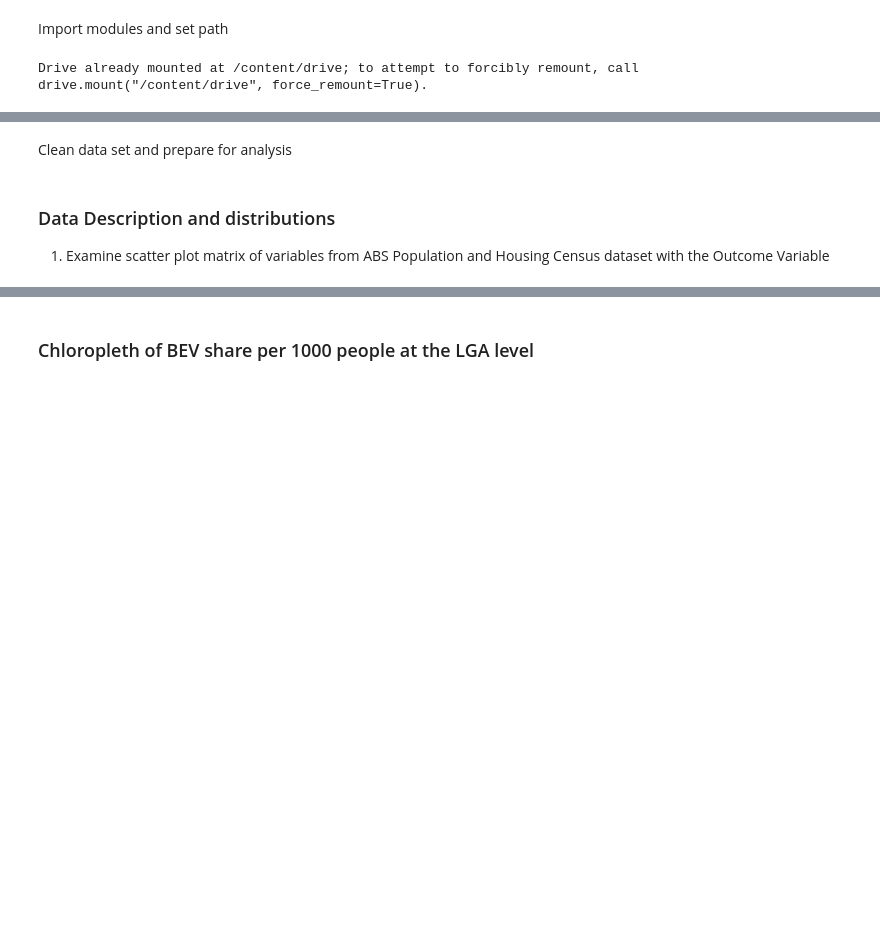
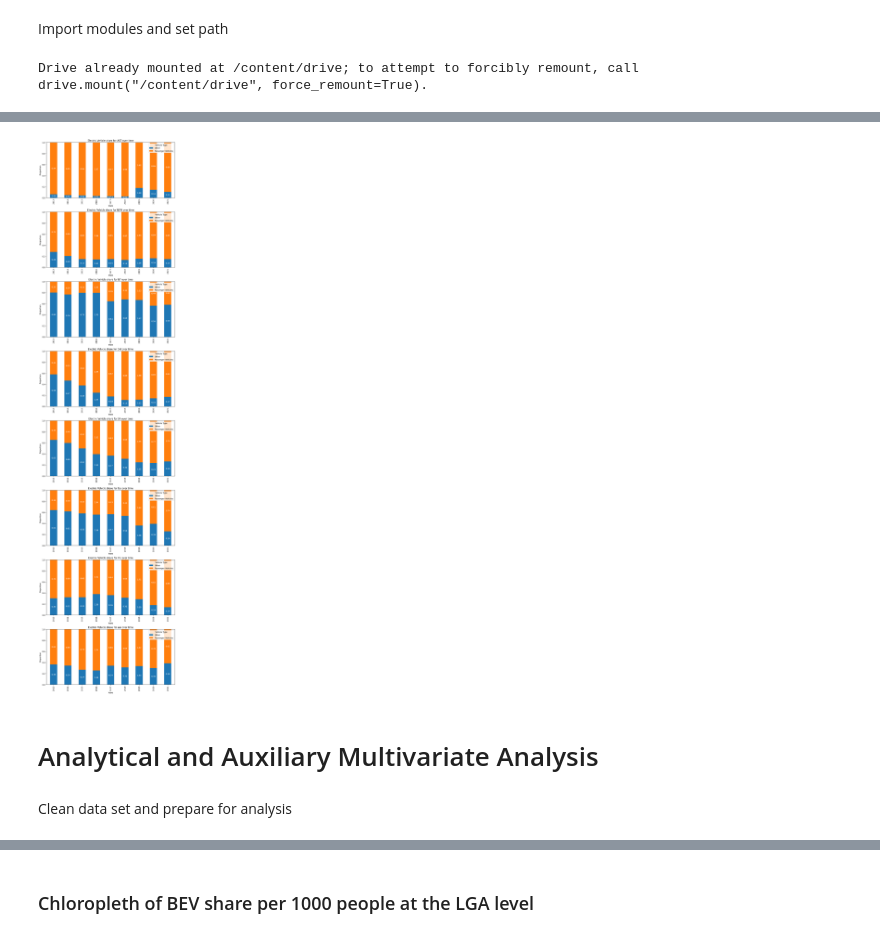
Before and after one commit to MarkStephens060482/forecasting_BEV_adoption_LGA, a Jupyter notebook: Uptake_of_Electric_Vehicles_EDA.ipynb, the cells around one changed output, grey strips where cells are left out. Drawn from its saved outputs; the diff is of its cells as text; code cells hidden in the pictures; blank space fills up the shorter version.

```diff
--- a/Uptake_of_Electric_Vehicles_EDA.ipynb
+++ b/Uptake_of_Electric_Vehicles_EDA.ipynb
@@ -54,3 +64,71 @@ Drive already mounted at /content/drive; to attempt to forcibly remount, call dr
+# %%
+# read the csv files one at a time and concatenate to a dataframe.
+dfs = []
+for file in os.listdir(PATH +"/EV data/"):
+    # Extract the number from the filename using regular expressions
+    year = re.search(r'\d+', file).group()
+    with open(PATH+"/EV data/"+file,encoding="utf-8") as dataFile:
+      df = pd.read_csv(dataFile,index_col=False)
+    # Add a new column 'year' with the extracted number\
+    df['Year'] = int(year)
+    dfs.append(df)
+EV_df = pd.concat(dfs)
+
+EV_df.drop(columns = ['Not Applicable','Diesel','Petrol','LPG/Dual fuel','Other and unknown'],inplace = True)
+# Determine the frequency of each category in column 'A'
+EV_df['Vehicle type'] = EV_df['Vehicle type'].apply(lambda x: x if x == "Passenger Vehicles" else "Other")
+EV_df_grouped = EV_df.groupby(['Year','State','Vehicle type'])[['Electric','Total']].sum()
+EV_df_grouped2 = EV_df_grouped.groupby(['Year','State'])[['Electric','Total']].sum()
+# Define a threshold to identify rare categories
+#threshold = 2
+
+EV_prop_df = pd.concat([EV_df_grouped.reset_index(level = 2)[['Electric','Total']]/EV_df_grouped2[['Electric','Total']],EV_df_grouped.reset_index(level = 2)['Vehicle type']], axis = 1)
+EV_prop_df = EV_prop_df.set_index('Vehicle type', append = True)
+
+# Group the DataFrame by the first level index (Year)
+grouped = EV_prop_df.groupby(level=1)
+
+# Number of subplots
+n_subplots = len(grouped)
+
+# Create subplots
+fig, axes = plt.subplots(nrows=n_subplots, ncols=1, figsize=(10, 5 * n_subplots))
+
+# Iterate through each group to create a subplot
+for (state, group), ax in zip(grouped, axes.flatten()):
+    # Unstack the DataFrame to get the second level index (Category) as x-values and third level index (Type) as the stack
+    pivot_table = group['Electric'].unstack(level=2).fillna(0)
+
+    # Plot the stacked bar plot
+    pivot_table.plot(kind='bar', stacked=True, ax=ax)
+
+    # Set x-labels as level 1 index only
+    x_labels = pivot_table.index.get_level_values(0)
+    ax.set_xticks(np.arange(len(x_labels)))
+    ax.set_xticklabels(x_labels)
+
+    # Annotate with formatted values
+    for i, (_, row) in enumerate(pivot_table.iterrows()):
+        bottom = 0
+        for category, value in row.items():
+            ax.text(i, bottom + value / 2, f'{value:.2f}', ha='center', va='center', color='white')
+            bottom += value
+
+    # Set subplot title and labels
+    ax.set_title(f'Electric Vehicle share for {state} over time')
+    ax.set_xlabel('Years')
+    ax.set_xticks
+    ax.set_ylabel('Proportion')
+    ax.legend(title='Vehicle Type')
+    ax.set_ylim(0,1)
+
+# Adjust layout
+plt.tight_layout()
+plt.show()
+# %% [output]
+[figure, added]
+# %% [markdown]
+# Analytical and Auxiliary Multivariate Analysis
 # %% [markdown]
 Clean data set and prepare for analysis
 # %%
@@ -91,3 +164,0 @@ EV_df = EV_df.set_index("LGA_code")
-# %% [markdown]
-### Data Description and distributions
-1. Examine scatter plot matrix of variables from ABS Population and Housing Census dataset with the Outcome Variable
```
Also changed, not shown: parts of 17 cells of this notebook.
